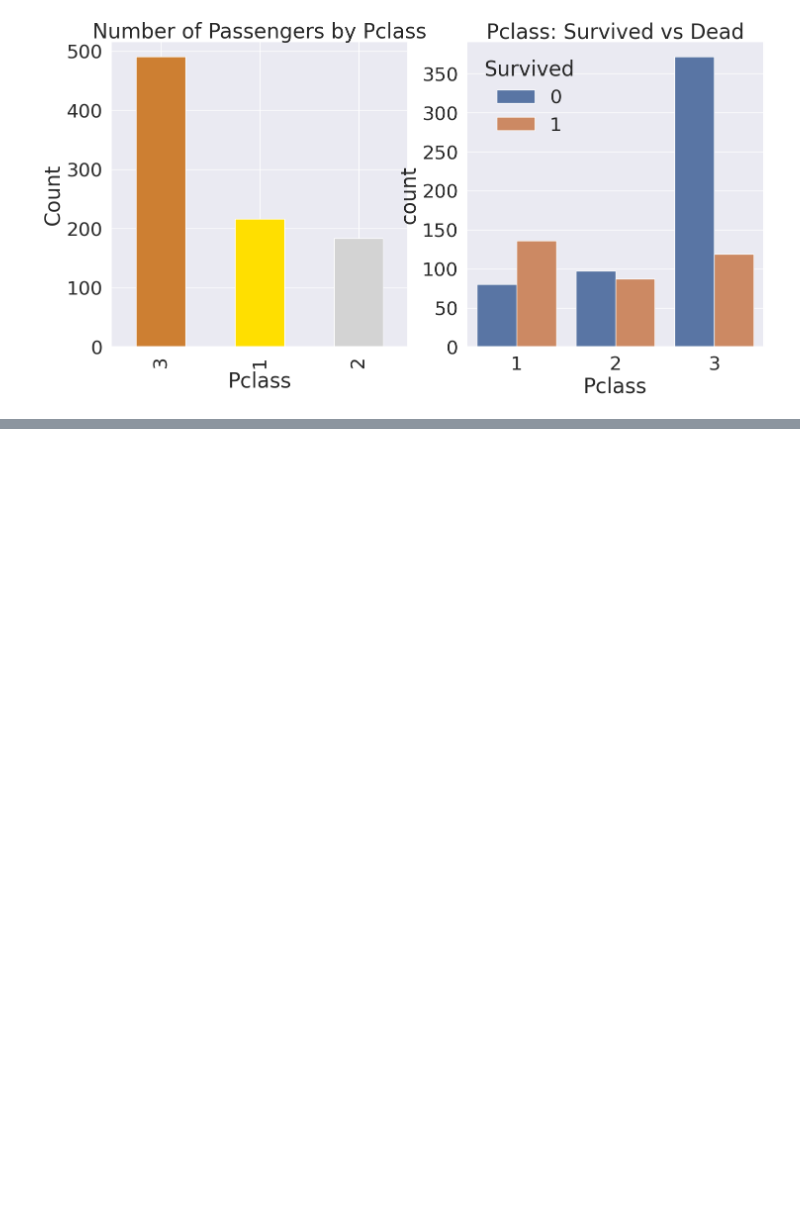
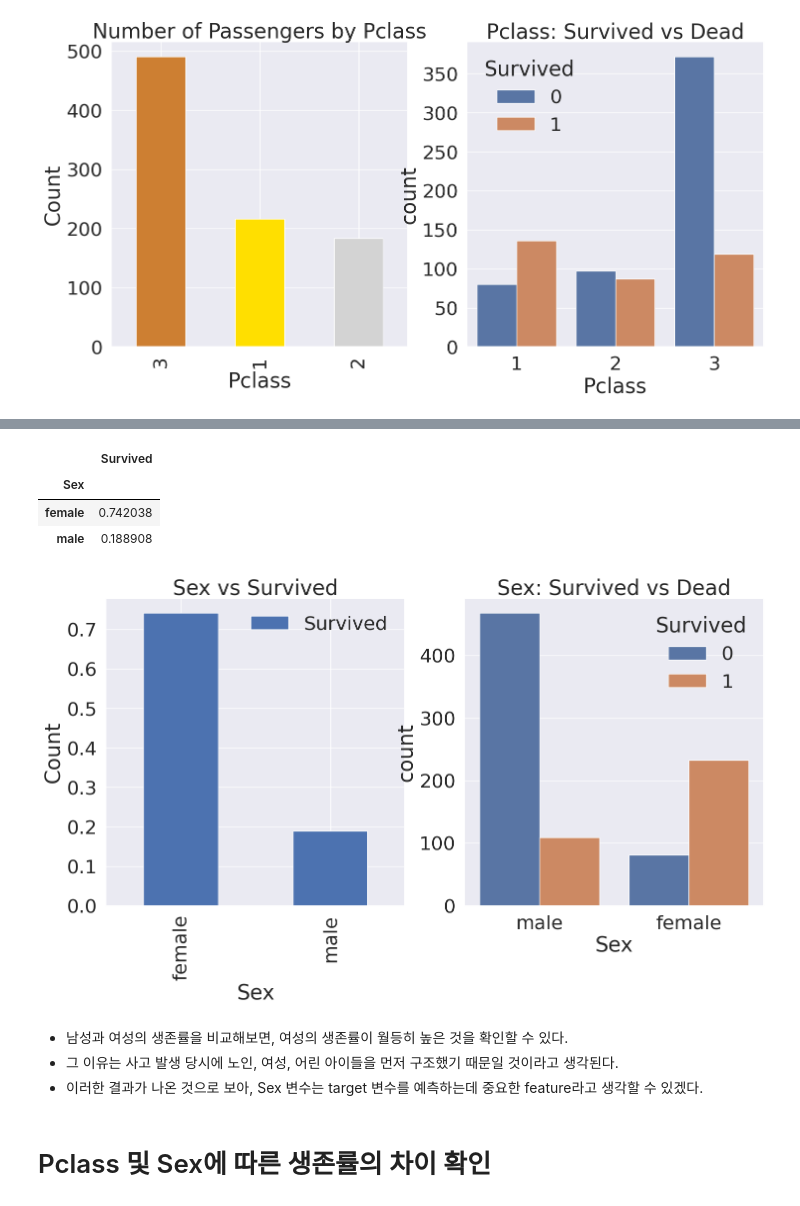
Before and after one commit to yoonseong00/colab, a Jupyter notebook: 타이타닉.ipynb, the cells around one changed output, grey strips where cells are left out. Cells and saved outputs as stored; diff of their text form; code cells hidden in the pictures; blank space fills up the shorter version.

```diff
--- a/타이타닉.ipynb
+++ b/타이타닉.ipynb
@@ -7,3 +3,15 @@ import random as rnd
+# %%
+import numpy as np
+import pandas as pd
+import matplotlib.pyplot as plt
+import seaborn as sns
+import missingno as msno
+%matplotlib inline
+
+# 이 두 줄의 코드는 matplotlib의 기본 scheme말고, seaborn scheme을 세팅해준다
+# 일일이 graph의 font size를 지정할 필요 없이, seaborn의 font_scale을 사용하면 편리하다
+plt.style.use('seaborn')
+sns.set(font_scale = 2.5)
 # %%
 # 시각화
 import seaborn as sns
@@ -237,0 +273,27 @@ plt.show()
+# %%
+sex_mean_survived = df_train[['Sex', 'Survived']].groupby(['Sex'], as_index= True).mean()
+sex_mean_survived
+# %% [output]
+|  | Survived |
+| Sex |  |
+| female | 0.742038 |
+| male | 0.188908 |
+# %%
+f, ax = plt.subplots(1, 2, figsize = (17, 8))
+
+sex_mean_survived.sort_values(by = 'Survived', ascending = False).plot.bar(ax = ax[0])
+ax[0].set_title('Sex vs Survived')
+ax[0].set_ylabel('Count')
+
+sns.countplot(x = 'Sex', hue = 'Survived', data = df_train, ax = ax[1])
+ax[1].set_title('Sex: Survived vs Dead')
+
+plt.show()
+# %% [output]
+[figure, added]
+# %% [markdown]
+- 남성과 여성의 생존률을 비교해보면, 여성의 생존률이 월등히 높은 것을 확인할 수 있다.
+- 그 이유는 사고 발생 당시에 노인, 여성, 어린 아이들을 먼저 구조했기 때문일 것이라고 생각된다.
+- 이러한 결과가 나온 것으로 보아, Sex 변수는 target 변수를 예측하는데 중요한 feature라고 생각할 수 있겠다.
+# %% [markdown]
+# Pclass 및 Sex에 따른 생존률의 차이 확인
```
Also changed, not shown: parts of 25 cells of this notebook.
